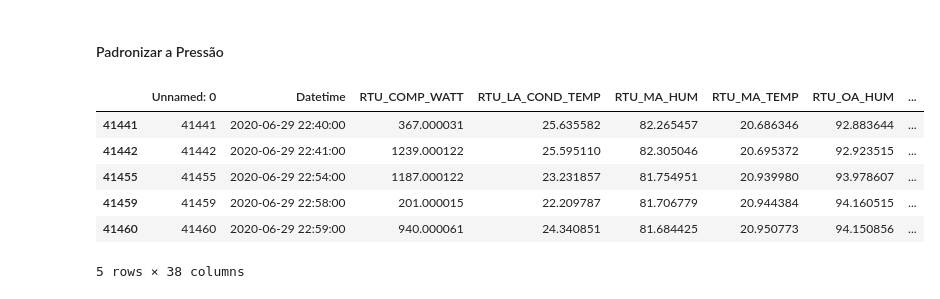
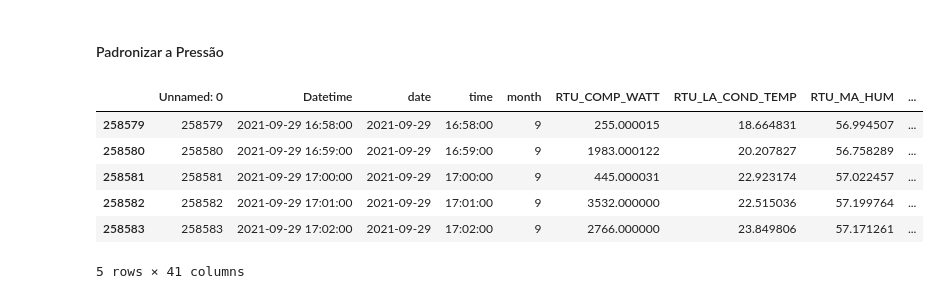
Before and after one commit to GUIPETAV/modelos, a Jupyter notebook: derivada_P.ipynb, the cells around one changed output. Saved outputs shown, nothing was run; the diff lists cells and outputs as text; code cells hidden in the pictures.

```diff
--- a/derivada_P.ipynb
+++ b/derivada_P.ipynb
@@ -100,7 +100,7 @@ df2_c = df2_c.assign(
 # Certifique-se de que as colunas de data/hora estão no formato de data/hora do pandas
 df1_c['Datetime'] = pd.to_datetime(df1_c['Datetime'])
 
-df2_c['Datetime'] = pd.to_datetime(df1_c['Datetime'])
+df2_c['Datetime'] = pd.to_datetime(df2_c['Datetime'])
 
 # Ordene o DataFrame pela coluna 'DataHora' (caso não esteja ordenado)
 df1_c.sort_values(by='Datetime', inplace=True)
@@ -121,14 +121,20 @@ df2_c['Derivada_RTU_REFG_SUCT_PRES'] = df2_c['RTU_REFG_SUCT_PRES'].diff() / df2_
 # %%
 # Passo 2 Calcular a Média móvel
 
+
+janela_media_movel = 1440   # Janela de um dia (1440 minutos)
+
 # Calcule a média móvel da derivada por minuto para 'RTU_REFG_DISC_PRES'
-
-janela_um_dia = 1440   # Janela de um dia (1440 minutos)
-
-df1_c['MediaMovel_Derivada_RTU_REFG_DISC_PRES'] = df1_c['Derivada_RTU_REFG_DISC_PRES'].rolling(window=janela_um_dia).mean()
+df1_c['MediaMovel_Derivada_RTU_REFG_DISC_PRES'] = df1_c['Derivada_RTU_REFG_DISC_PRES'].rolling(window=janela_media_movel).mean()
 
 # Calcule a média móvel da derivada por minuto para 'RTU_REFG_SUCT_PRES'
 df1_c['MediaMovel_Derivada_RTU_REFG_SUCT_PRES'] = df1_c['Derivada_RTU_REFG_SUCT_PRES'].rolling(window=janela_media_movel).mean()
+
+# Calcule a média móvel da derivada por minuto para 'RTU_REFG_DISC_PRES'
+df2_c['MediaMovel_Derivada_RTU_REFG_DISC_PRES'] = df2_c['Derivada_RTU_REFG_DISC_PRES'].rolling(window=janela_media_movel).mean()
+
+# Calcule a média móvel da derivada por minuto para 'RTU_REFG_SUCT_PRES'
+df2_c['MediaMovel_Derivada_RTU_REFG_SUCT_PRES'] = df2_c['Derivada_RTU_REFG_SUCT_PRES'].rolling(window=janela_media_movel).mean()
 # %%
 # Passo 3 Calcular o Desvio Padrão
 
@@ -141,26 +147,33 @@ df1_c['DesvioPadrao_Derivada_RTU_REFG_DISC_PRES'] = df1_c['Derivada_RTU_REFG_DIS
 
 # Calcule o desvio padrão da derivada por minuto dentro da janela de 1 dia para 'RTU_REFG_SUCT_PRES'
 df1_c['DesvioPadrao_Derivada_RTU_REFG_SUCT_PRES'] = df1_c['Derivada_RTU_REFG_SUCT_PRES'].rolling(window=janela_um_dia).std()
+
+# Calcule o desvio padrão da derivada por minuto dentro da janela de 1 dia para 'RTU_REFG_DISC_PRES'
+df2_c['DesvioPadrao_Derivada_RTU_REFG_DISC_PRES'] = df2_c['Derivada_RTU_REFG_DISC_PRES'].rolling(window=janela_um_dia).std()
+
+# Calcule o desvio padrão da derivada por minuto dentro da janela de 1 dia para 'RTU_REFG_SUCT_PRES'
+df2_c['DesvioPadrao_Derivada_RTU_REFG_SUCT_PRES'] = df2_c['Derivada_RTU_REFG_SUCT_PRES'].rolling(window=janela_um_dia).std()
 # %%
 # Passo 4 - Padronizar Manualmente
-
-# Certifique-se de que as colunas de data/hora estão no formato de data/hora do pandas
-df1_c['Datetime'] = pd.to_datetime(df1_c['Datetime'])
 
 # Calcule o Z-Score para cada minuto usando a média e o desvio padrão das colunas
 df1_c['Z_Score_Derivada_RTU_REFG_SUCT_PRES'] = (df1_c['Derivada_RTU_REFG_SUCT_PRES'] - df1_c['MediaMovel_Derivada_RTU_REFG_SUCT_PRES']) / df1_c['DesvioPadrao_Derivada_RTU_REFG_SUCT_PRES']
 
 df1_c['Z_Score_Derivada_RTU_REFG_DISC_PRES'] = (df1_c['Derivada_RTU_REFG_DISC_PRES'] - df1_c['MediaMovel_Derivada_RTU_REFG_DISC_PRES']) / df1_c['DesvioPadrao_Derivada_RTU_REFG_DISC_PRES']
+
+df2_c['Z_Score_Derivada_RTU_REFG_SUCT_PRES'] = (df2_c['Derivada_RTU_REFG_SUCT_PRES'] - df2_c['MediaMovel_Derivada_RTU_REFG_SUCT_PRES']) / df2_c['DesvioPadrao_Derivada_RTU_REFG_SUCT_PRES']
+
+df2_c['Z_Score_Derivada_RTU_REFG_DISC_PRES'] = (df2_c['Derivada_RTU_REFG_DISC_PRES'] - df2_c['MediaMovel_Derivada_RTU_REFG_DISC_PRES']) / df2_c['DesvioPadrao_Derivada_RTU_REFG_DISC_PRES']
 # %%
-df1_c.tail()
+df2_c.tail()
 # %% [output]
-|  | Unnamed: 0 | Datetime | RTU_COMP_WATT | RTU_LA_COND_TEMP | RTU_MA_HUM | RTU_MA_TEMP | RTU_OA_HUM | ... |
-| 41441 | 41441 | 2020-06-29 22:40:00 | 367.000031 | 25.635582 | 82.265457 | 20.686346 | 92.883644 | ... |
-| 41442 | 41442 | 2020-06-29 22:41:00 | 1239.000122 | 25.595110 | 82.305046 | 20.695372 | 92.923515 | ... |
-| 41455 | 41455 | 2020-06-29 22:54:00 | 1187.000122 | 23.231857 | 81.754951 | 20.939980 | 93.978607 | ... |
-| 41459 | 41459 | 2020-06-29 22:58:00 | 201.000015 | 22.209787 | 81.706779 | 20.944384 | 94.160515 | ... |
-| 41460 | 41460 | 2020-06-29 22:59:00 | 940.000061 | 24.340851 | 81.684425 | 20.950773 | 94.150856 | ... |
+|  | Unnamed: 0 | Datetime | date | time | month | RTU_COMP_WATT | RTU_LA_COND_TEMP | RTU_MA_HUM | ... |
+| 258579 | 258579 | 2021-09-29 16:58:00 | 2021-09-29 | 16:58:00 | 9 | 255.000015 | 18.664831 | 56.994507 | ... |
+| 258580 | 258580 | 2021-09-29 16:59:00 | 2021-09-29 | 16:59:00 | 9 | 1983.000122 | 20.207827 | 56.758289 | ... |
+| 258581 | 258581 | 2021-09-29 17:00:00 | 2021-09-29 | 17:00:00 | 9 | 445.000031 | 22.923174 | 57.022457 | ... |
+| 258582 | 258582 | 2021-09-29 17:01:00 | 2021-09-29 | 17:01:00 | 9 | 3532.000000 | 22.515036 | 57.199764 | ... |
+| 258583 | 258583 | 2021-09-29 17:02:00 | 2021-09-29 | 17:02:00 | 9 | 2766.000000 | 23.849806 | 57.171261 | ... |
-5 rows × 38 columns
+5 rows × 41 columns
 # %%
 # Elimina as features
 columns_to_drop = ['Unnamed: 0',
```
Also changed, not shown: parts of 1 cell of this notebook.
